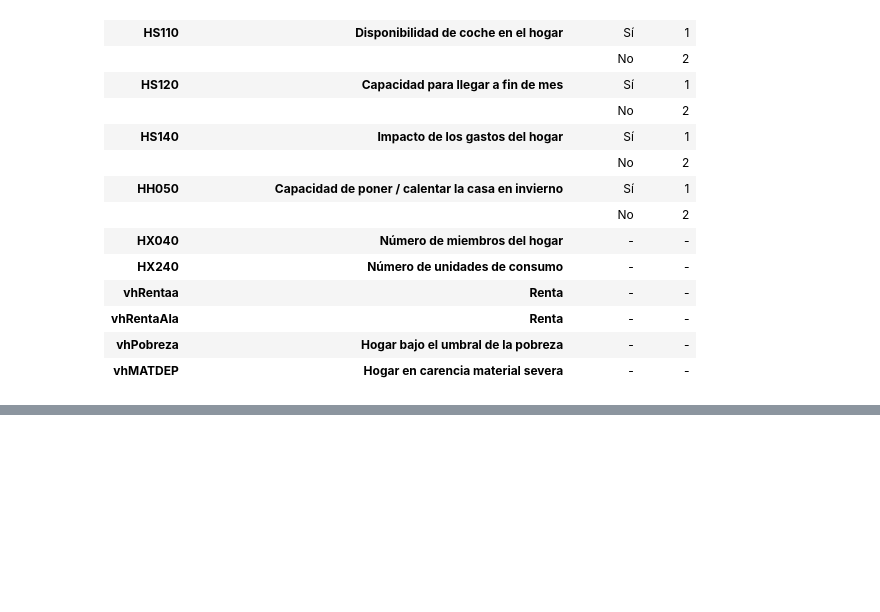
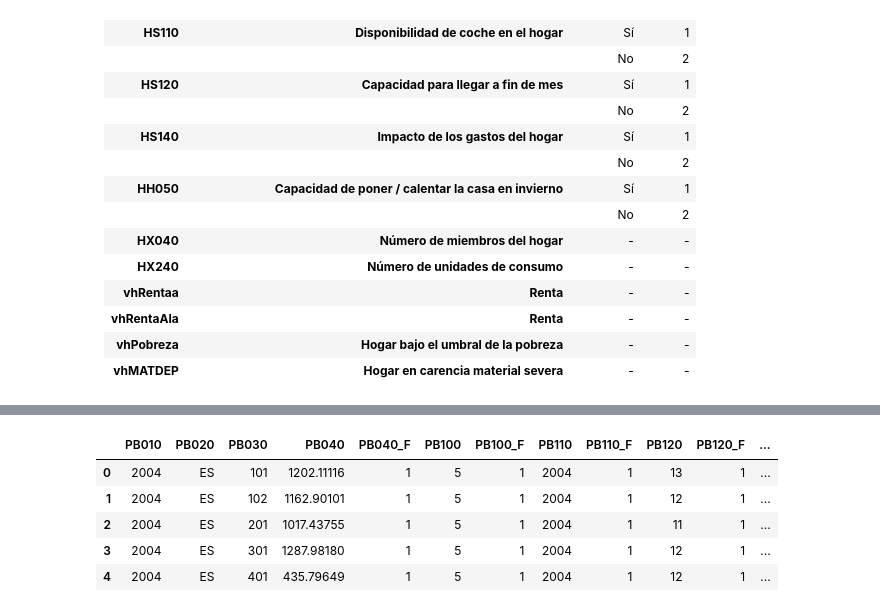
Before and after one commit to mariaferrol1988/TFM_MasterDataSciences, a Jupyter notebook: Data/data_preparation.ipynb, the cells around one changed output, grey strips where cells are left out. Drawn from its saved outputs; the diff is of its cells as text; code cells hidden in the pictures; blank space fills up the shorter version.

```diff
--- a/Data/data_preparation.ipynb
+++ b/Data/data_preparation.ipynb
@@ -274,0 +418,9 @@ See the caveats in the documentation: https://pandas.pydata.org/pandas-docs/stab
+# %%
+df_P.head()
+# %% [output]
+|  | PB010 | PB020 | PB030 | PB040 | PB040_F | PB100 | PB100_F | PB110 | PB110_F | PB120 | PB120_F | ... |
+| 0 | 2004 | ES | 101 | 1202.11116 | 1 | 5 | 1 | 2004 | 1 | 13 | 1 | ... |
+| 1 | 2004 | ES | 102 | 1162.90101 | 1 | 5 | 1 | 2004 | 1 | 12 | 1 | ... |
+| 2 | 2004 | ES | 201 | 1017.43755 | 1 | 5 | 1 | 2004 | 1 | 11 | 1 | ... |
+| 3 | 2004 | ES | 301 | 1287.98180 | 1 | 5 | 1 | 2004 | 1 | 12 | 1 | ... |
+| 4 | 2004 | ES | 401 | 435.79649 | 1 | 5 | 1 | 2004 | 1 | 12 | 1 | ... |
```
Also changed, not shown: parts of 11 cells of this notebook.
